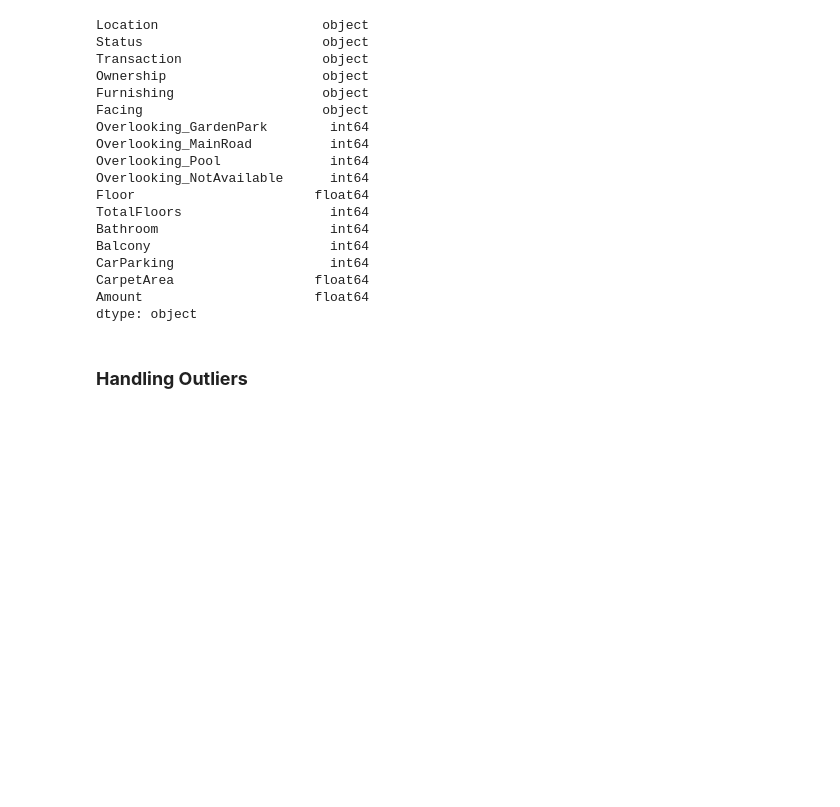
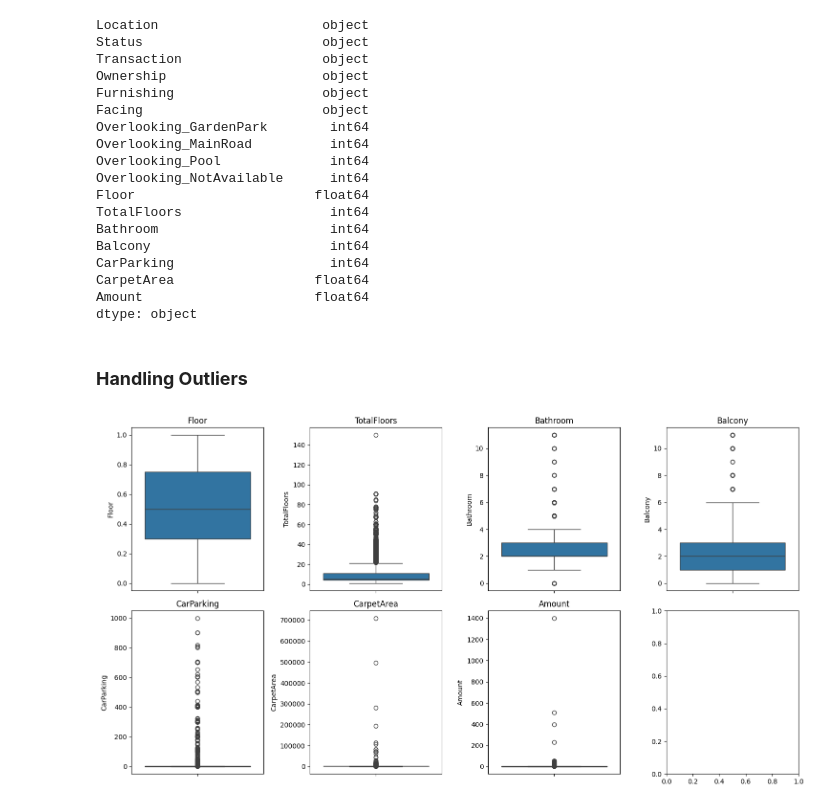
Before and after one commit to rishikeshpaulcode/House-Price-Prediction, a Jupyter notebook: house-price-prediction.ipynb, the cells around one changed output. Cells and saved outputs as stored; diff of their text form; code cells hidden in the pictures; blank space fills up the shorter version.

Commit message:
Outlier handling done

```diff
--- a/house-price-prediction.ipynb
+++ b/house-price-prediction.ipynb
@@ -284,3 +284,17 @@ Amount                      float64
 dtype: object
 # %% [markdown]
 ### **Handling Outliers**
+# %%
+# check for outliers using boxplot
+num_cols = ['Floor', 'TotalFloors', 'Bathroom', 'Balcony', 'CarParking', 'CarpetArea', 'Amount']
+fig, ax = plt.subplots(2, 4, figsize=(15,8))
+
+for i, col in enumerate(num_cols, start=1):
+    plt.subplot(2, 4, i)
+    sns.boxplot(df[col])
+    plt.title(col)
+
+plt.tight_layout()
+plt.show()
+# %% [output]
+[figure, added]
```
Also changed, not shown: parts of 4 cells of this notebook.
